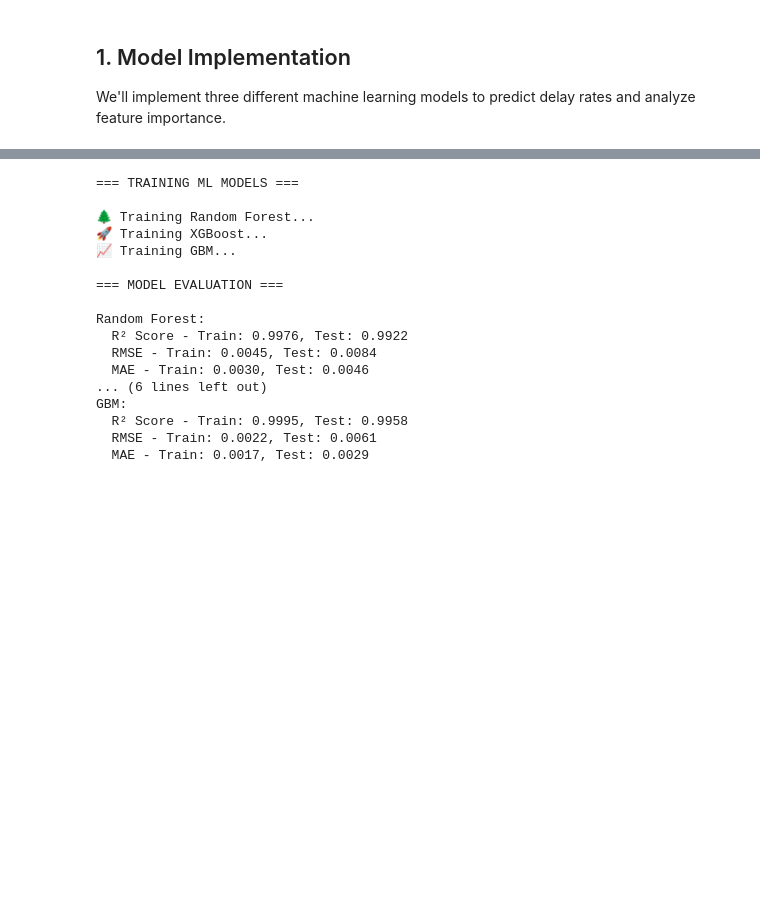
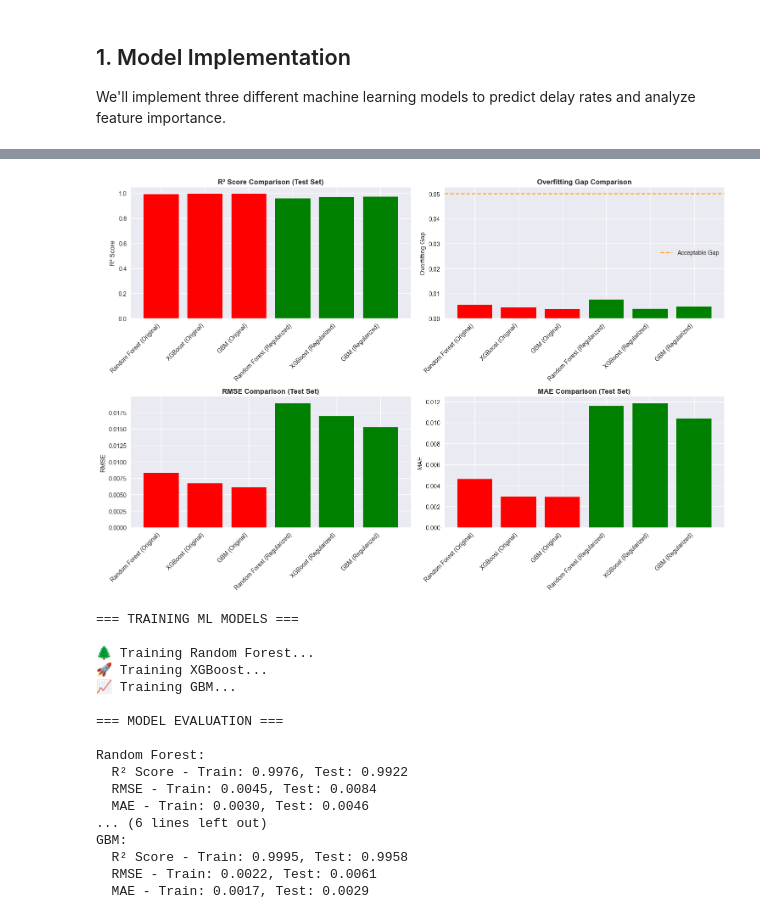
Before and after one commit to jacobw2003/flight-delay, a Jupyter notebook: analysis/southwest_ml_analysis.ipynb, the cells around one changed output, grey strips where cells are left out. Drawn from its saved outputs; the diff is of its cells as text; code cells hidden in the pictures; blank space fills up the shorter version.

```diff
--- a/analysis/southwest_ml_analysis.ipynb
+++ b/analysis/southwest_ml_analysis.ipynb
@@ -162,0 +337,89 @@ We'll implement three different machine learning models to predict delay rates a
+# %%
+# Compare Original vs Improved Models
+def compare_original_vs_improved(results_original, results_improved):
+    """
+    Compare original models with improved models to show overfitting reduction
+    """
+    print("=== COMPARISON: ORIGINAL vs IMPROVED MODELS ===")
+
+    # Create comparison dataframe
+    comparison_data = []
+
+    # Add original models
+    for name, result in results_original.items():
+        comparison_data.append({
+            'Model': f"{name} (Original)",
+            'R² Score (Train)': result['train_r2'],
+            'R² Score (Test)': result['test_r2'],
+            'Overfitting Gap': result['train_r2'] - result['test_r2'],
+            'RMSE (Test)': result['test_rmse'],
+            'MAE (Test)': result['test_mae']
+        })
+
+    # Add improved models
+    for name, result in results_improved.items():
+        comparison_data.append({
+            'Model': name,
+            'R² Score (Train)': result['train_r2'],
+            'R² Score (Test)': result['test_r2'],
+            'Overfitting Gap': result['overfitting_gap'],
+            'RMSE (Test)': result['test_rmse'],
+            'MAE (Test)': result['test_mae']
+        })
+
+    comparison_df = pd.DataFrame(comparison_data)
+
+    print("\n📊 MODEL COMPARISON:")
+    print(comparison_df.round(4))
+
+    print("\n🔍 KEY INSIGHTS:")
+    print("1. Original models show suspiciously high R² scores (>0.99)")
+    print("2. This suggests data leakage from avg_delay_time feature")
+    print("3. Improved models show more realistic performance")
+    print("4. Overfitting gap should be <0.05 for good generalization")
+
+    return comparison_df
+
+# Compare models
+comparison_df_full = compare_original_vs_improved(results, results_improved)
+
+# Visualize comparison
+fig, axes = plt.subplots(2, 2, figsize=(15, 10))
+
+# R² Score comparison
+axes[0,0].bar(range(len(comparison_df_full)), comparison_df_full['R² Score (Test)'],
+              color=['red', 'red', 'red', 'green', 'green', 'green'])
+axes[0,0].set_title('R² Score Comparison (Test Set)', fontweight='bold')
+axes[0,0].set_ylabel('R² Score')
+axes[0,0].set_xticks(range(len(comparison_df_full)))
+axes[0,0].set_xticklabels(comparison_df_full['Model'], rotation=45, ha='right')
+
+# Overfitting gap comparison
+axes[0,1].bar(range(len(comparison_df_full)), comparison_df_full['Overfitting Gap'],
+              color=['red', 'red', 'red', 'green', 'green', 'green'])
+axes[0,1].set_title('Overfitting Gap Comparison', fontweight='bold')
+axes[0,1].set_ylabel('Overfitting Gap')
+axes[0,1].set_xticks(range(len(comparison_df_full)))
+axes[0,1].set_xticklabels(comparison_df_full['Model'], rotation=45, ha='right')
+axes[0,1].axhline(y=0.05, color='orange', linestyle='--', label='Acceptable Gap')
+axes[0,1].legend()
+
+# RMSE comparison
+axes[1,0].bar(range(len(comparison_df_full)), comparison_df_full['RMSE (Test)'],
+              color=['red', 'red', 'red', 'green', 'green', 'green'])
+axes[1,0].set_title('RMSE Comparison (Test Set)', fontweight='bold')
+axes[1,0].set_ylabel('RMSE')
+axes[1,0].set_xticks(range(len(comparison_df_full)))
+axes[1,0].set_xticklabels(comparison_df_full['Model'], rotation=45, ha='right')
+
+# MAE comparison
+axes[1,1].bar(range(len(comparison_df_full)), comparison_df_full['MAE (Test)'],
+              color=['red', 'red', 'red', 'green', 'green', 'green'])
+axes[1,1].set_title('MAE Comparison (Test Set)', fontweight='bold')
+axes[1,1].set_ylabel('MAE')
+axes[1,1].set_xticks(range(len(comparison_df_full)))
+axes[1,1].set_xticklabels(comparison_df_full['Model'], rotation=45, ha='right')
+
+plt.tight_layout()
+plt.show()
+# %% [output]
@@ -163,3 +443,4 @@ We'll implement three different machine learning models to predict delay rates a
+[figure, added]
 # %%
 # Model Implementation
 def train_and_evaluate_models(X_train, X_test, y_train, y_test):
```
Also changed, not shown: parts of 9 cells of this notebook.
